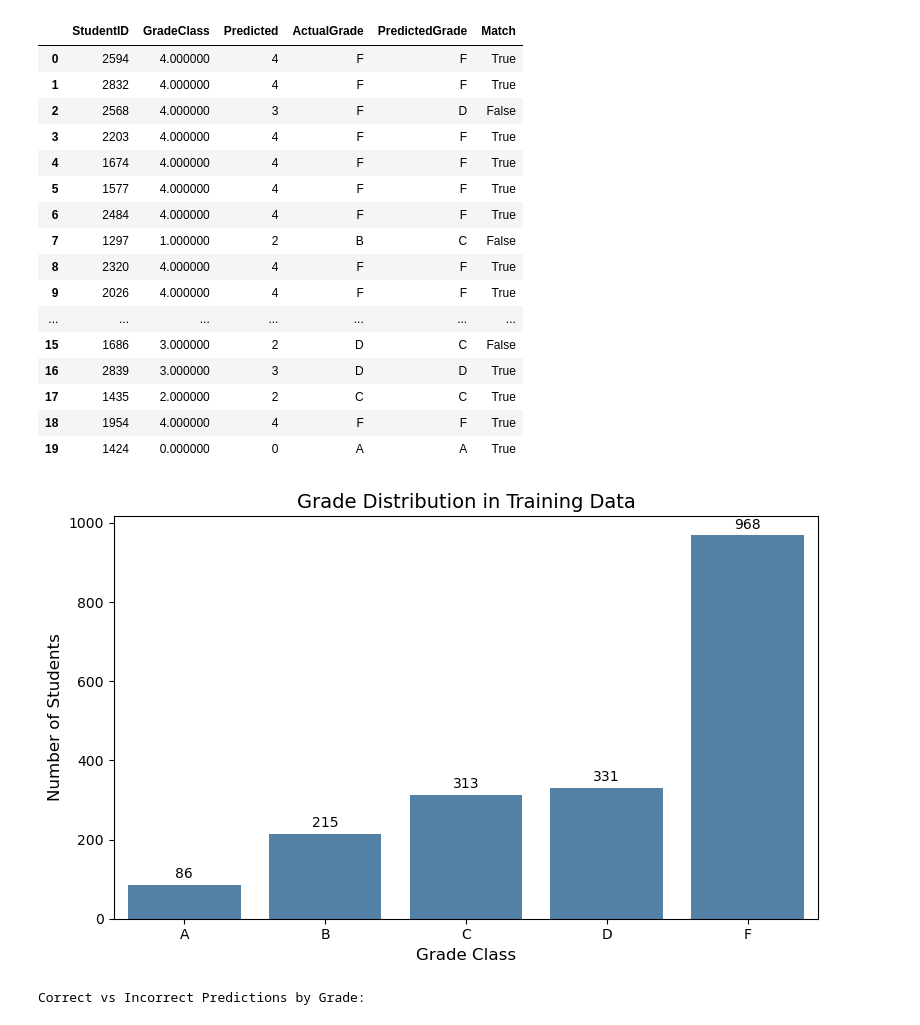
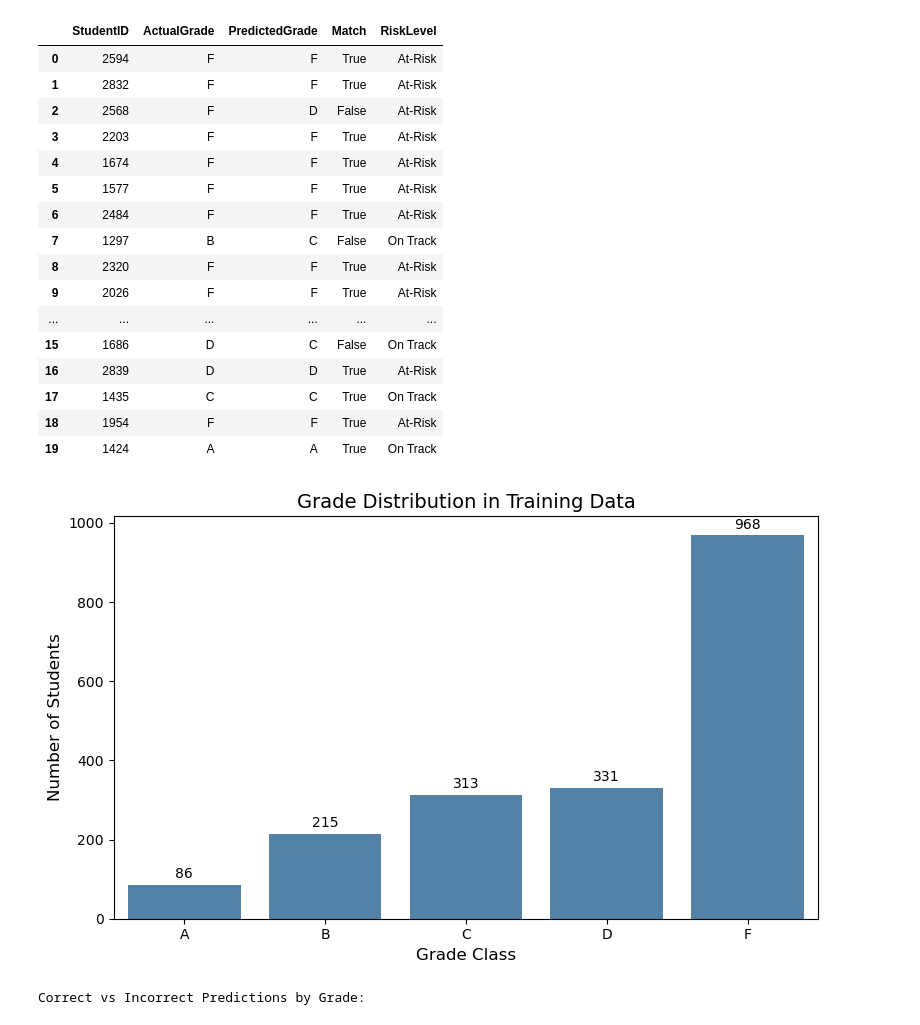
Before and after one commit to reghardduplessis/mlg382-project1, a Jupyter notebook: SRC/RandomForest.ipynb, the cells around one changed output. Saved outputs shown, nothing was run; the diff lists cells and outputs as text; code cells hidden in the pictures.

```diff
--- a/SRC/RandomForest.ipynb
+++ b/SRC/RandomForest.ipynb
@@ -9,37 +9,37 @@ import pickle
 import os
 import warnings
 
-#Load your data
+# Load your data
 train_data = pd.read_csv("../Data/train_data.csv")
 test_data = pd.read_csv("../Data/test_data.csv")
 
-#Separate features and labels
+# Separate features and labels
 X_train = train_data.drop(columns=["GradeClass", "GPA", "StudentID"])
 y_train = train_data["GradeClass"].astype(int)
 
 X_test = test_data.drop(columns=["GradeClass", "GPA", "StudentID"])
 y_test = test_data["GradeClass"].astype(int)
 
-#Train Random Forest Model
+# Train Random Forest Model
 model = RandomForestClassifier(n_estimators=500, random_state=42)
 model.fit(X_train, y_train)
 
 # Make predictions
 y_pred = model.predict(X_test)
 
-#Grade mapping
+# Grade mapping
 grade_map = {0: 'A', 1: 'B', 2: 'C', 3: 'D', 4: 'F'}
 y_test_letters = pd.Series(y_test).map(grade_map)
 y_pred_letters = pd.Series(y_pred).map(grade_map)
 label_names = [grade_map[i] for i in sorted(grade_map)]
 
-#Evaluation
+# Evaluation
 accuracy = accuracy_score(y_test_letters, y_pred_letters)
 print("Random Forest Accuracy:", round(accuracy, 4), "\n───────────────────────────────")
 print("\nClassification Report:")
 print(classification_report(y_test_letters, y_pred_letters, target_names=label_names, zero_division=0))
 
-#Confusion Matrix
+# Confusion Matrix
 ConfusionMatrixDisplay.from_estimator(
     model,
     X_test,
@@ -51,45 +51,58 @@ plt.title(f"Confusion Matrix (Accuracy: {round(accuracy, 4)})")
 plt.tight_layout()
 plt.show()
 
-#Save model
+# Save model
 output_model_path = "../Artifacts/PLK"
 os.makedirs(output_model_path, exist_ok=True)
 
 with open(os.path.join(output_model_path, "random_forest_model.pkl"), "wb") as f:
     pickle.dump(model, f)
 
-#Prediction comparison table
+# Prediction comparison table
 comparison_df = test_data[["StudentID", "GradeClass"]].copy()
 comparison_df["Predicted"] = y_pred
 comparison_df["ActualGrade"] = comparison_df["GradeClass"].astype(int).map(grade_map)
 comparison_df["PredictedGrade"] = pd.Series(y_pred).astype(int).map(grade_map)
 comparison_df["Match"] = comparison_df["ActualGrade"] == comparison_df["PredictedGrade"]
+
+# Add RiskLevel column using better phrasing
+def classify_risk(grade):
+    return "On Track" if grade <= 2 else "At-Risk"
+
+comparison_df["RiskLevel"] = comparison_df["Predicted"].apply(classify_risk)
 comparison_df = comparison_df.sample(frac=1, random_state=42).reset_index(drop=True)
 
 # Save prediction table
 os.makedirs("../Artifacts/Predictions", exist_ok=True)
 comparison_df.to_csv("../Artifacts/Predictions/prediction_results_random_forest.csv", index=False)
 
-#Display sample predictions
+# Display sample predictions
 try:
     from IPython.display import display
 
-    def highlight_false_text(row):
-        styles = []
-        for col in row.index:
-            if col == "Match" and row["Match"] == False:
-                styles.append("color: red; background-color: black")
-            else:
-                styles.append("background-color: black; color: white")
-        return styles
+    def highlight_row_style(row):
+        if row["RiskLevel"] == "At-Risk":
+            return ['background-color: red; color: white'] * len(row)
+        elif row["Match"] == False:
+            styles = []
+            for col in row.index:
+                if col == "Match":
+                    styles.append("color: red; background-color: black")
+                else:
+                    styles.append("background-color: black; color: white")
+            return styles
+        else:
+            return ['background-color: black; color: white'] * len(row)
 
-    print("First 20 Predictions:")
-    display(comparison_df.head(20).style.apply(highlight_false_text, axis=1))
+    print("First 20 Predictions with Risk Assessment:")
+    display(comparison_df[["StudentID", "ActualGrade", "PredictedGrade", "Match", "RiskLevel"]]
+            .head(20)
+            .style.apply(highlight_row_style, axis=1))
 except:
     print("\nFirst 20 Predictions:")
-    print(comparison_df.head(20).to_string(index=False))
+    print(comparison_df[["StudentID", "ActualGrade", "PredictedGrade", "Match", "RiskLevel"]].head(20).to_string(index=False))
 
-#Final Grade Distribution Plot: Train Data
+# Final Grade Distribution Plot: Train Data
 plt.figure(figsize=(8, 5))
 grade_counts = train_data["GradeClass"].astype(int).value_counts().sort_index()
 grade_labels = ['A', 'B', 'C', 'D', 'F']
@@ -102,7 +115,7 @@ plt.ylabel("Number of Students", fontsize=12)
 plt.tight_layout()
 plt.show()
 
-# === Split prediction results ===
+#Split prediction results
 comparison_df["Match"] = comparison_df["ActualGrade"] == comparison_df["PredictedGrade"]
 
 # Count correct predictions per grade
@@ -121,7 +134,7 @@ dual_summary_df = pd.DataFrame({
 # Display side-by-side table
 print("\nCorrect vs Incorrect Predictions by Grade:")
 
-# === Plot dual bar chart ===
+#Plot dual bar chart
 x = np.arange(len(dual_summary_df["Grade"]))  # positions
 width = 0.35  # bar width
 
@@ -162,20 +175,20 @@ First 20 Predictions:
-|  | StudentID | GradeClass | Predicted | ActualGrade | PredictedGrade | Match |
-| 0 | 2594 | 4.000000 | 4 | F | F | True |
-| 1 | 2832 | 4.000000 | 4 | F | F | True |
-| 2 | 2568 | 4.000000 | 3 | F | D | False |
-| 3 | 2203 | 4.000000 | 4 | F | F | True |
-| 4 | 1674 | 4.000000 | 4 | F | F | True |
-| 5 | 1577 | 4.000000 | 4 | F | F | True |
-| 6 | 2484 | 4.000000 | 4 | F | F | True |
-| 7 | 1297 | 1.000000 | 2 | B | C | False |
-| 8 | 2320 | 4.000000 | 4 | F | F | True |
-| 9 | 2026 | 4.000000 | 4 | F | F | True |
-| ... | ... | ... | ... | ... | ... | ... |
-| 15 | 1686 | 3.000000 | 2 | D | C | False |
-| 16 | 2839 | 3.000000 | 3 | D | D | True |
-| 17 | 1435 | 2.000000 | 2 | C | C | True |
-| 18 | 1954 | 4.000000 | 4 | F | F | True |
-| 19 | 1424 | 0.000000 | 0 | A | A | True |
+|  | StudentID | ActualGrade | PredictedGrade | Match | RiskLevel |
+| 0 | 2594 | F | F | True | At-Risk |
+| 1 | 2832 | F | F | True | At-Risk |
+| 2 | 2568 | F | D | False | At-Risk |
+| 3 | 2203 | F | F | True | At-Risk |
+| 4 | 1674 | F | F | True | At-Risk |
+| 5 | 1577 | F | F | True | At-Risk |
+| 6 | 2484 | F | F | True | At-Risk |
+| 7 | 1297 | B | C | False | On Track |
+| 8 | 2320 | F | F | True | At-Risk |
+| 9 | 2026 | F | F | True | At-Risk |
+| ... | ... | ... | ... | ... | ... |
+| 15 | 1686 | D | C | False | On Track |
+| 16 | 2839 | D | D | True | At-Risk |
+| 17 | 1435 | C | C | True | On Track |
+| 18 | 1954 | F | F | True | At-Risk |
+| 19 | 1424 | A | A | True | On Track |
 [figure]
 Correct vs Incorrect Predictions by Grade:
 [figure]
```
Also changed, not shown: parts of 1 cell of this notebook, 26 other files.
